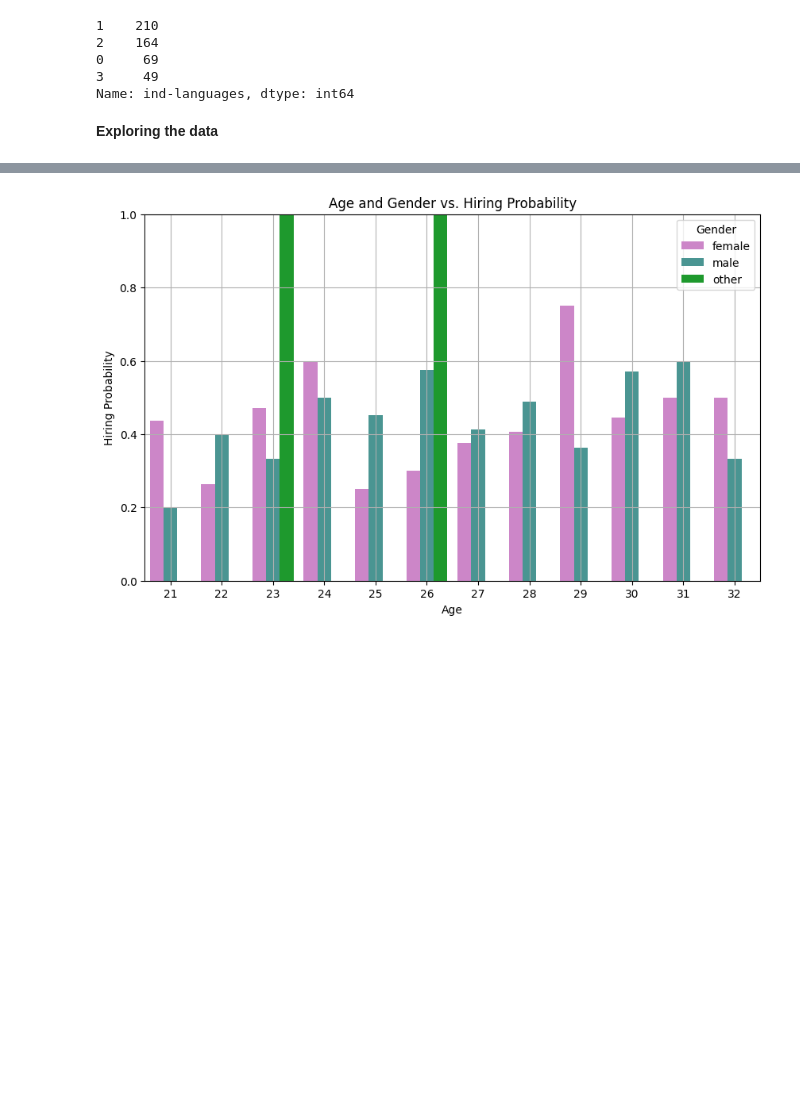
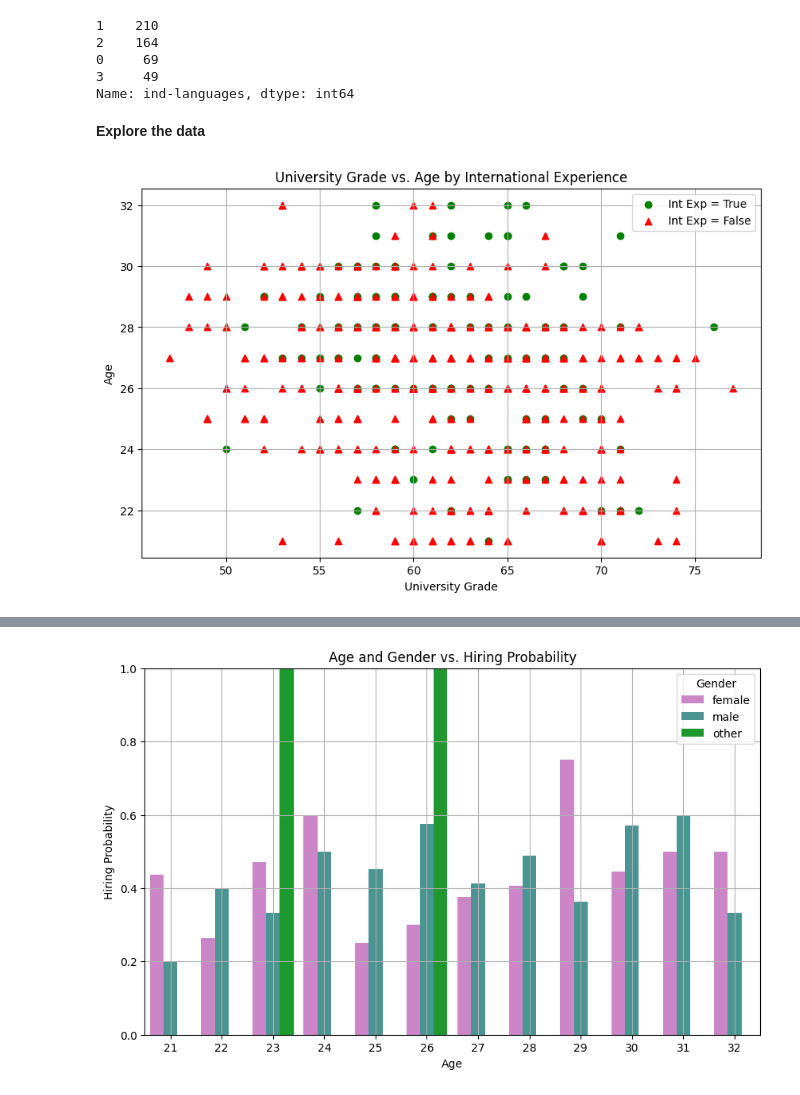
Before and after one commit to mjzdych/itds_project, a Jupyter notebook: itds_assignment3.ipynb, the cells around one changed output, grey strips where cells are left out. Drawn from its saved outputs; the diff is of its cells as text; code cells hidden in the pictures; blank space fills up the shorter version.

```diff
--- a/itds_assignment3.ipynb
+++ b/itds_assignment3.ipynb
@@ -105,6 +135,29 @@ languages_counts
 3     49
 Name: ind-languages, dtype: int64
 # %% [markdown]
-**Exploring the data**
+**Explore the data**
 # %%
 df = filtered_df
+# %%
+# Scatterplot illustrating the university grade by age distributing, marking the presence or lack of international experience.
+plt.figure(figsize=(10, 6))
+
+# For ind-international_exp == True
+plt.scatter(df[df['ind-international_exp'] == True]['ind-university_grade'],
+            df[df['ind-international_exp'] == True]['age'],
+            label='Int Exp = True', marker='o', color='green')
+
+# For ind-international_exp == False
+plt.scatter(df[df['ind-international_exp'] == False]['ind-university_grade'],
+            df[df['ind-international_exp'] == False]['age'],
+            label='Int Exp = False', marker='^', color='red')
+
+plt.xlabel('University Grade')
+plt.ylabel('Age')
+plt.title('University Grade vs. Age by International Experience')
+plt.legend()
+plt.grid(True)
+
+plt.show()
+# %% [output]
+[figure, added]
```
Also changed, not shown: parts of 43 cells of this notebook.
